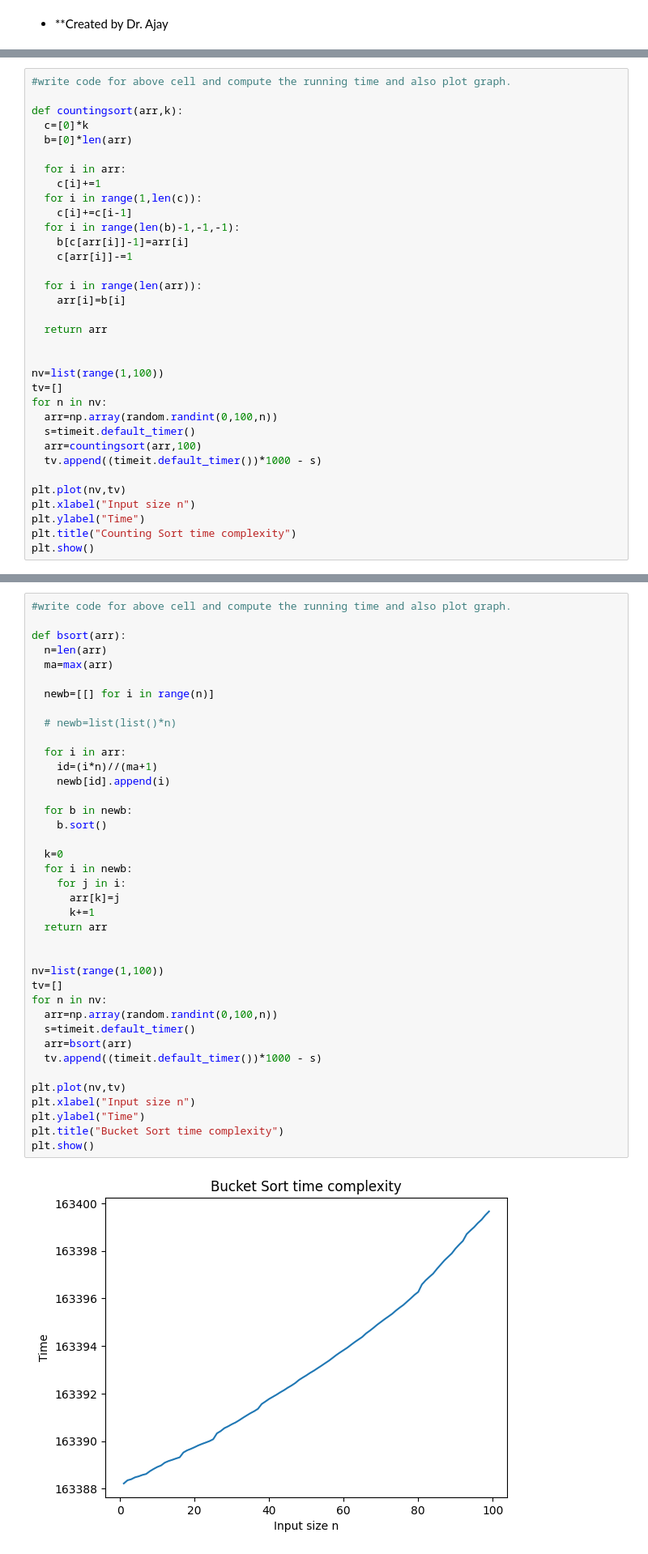
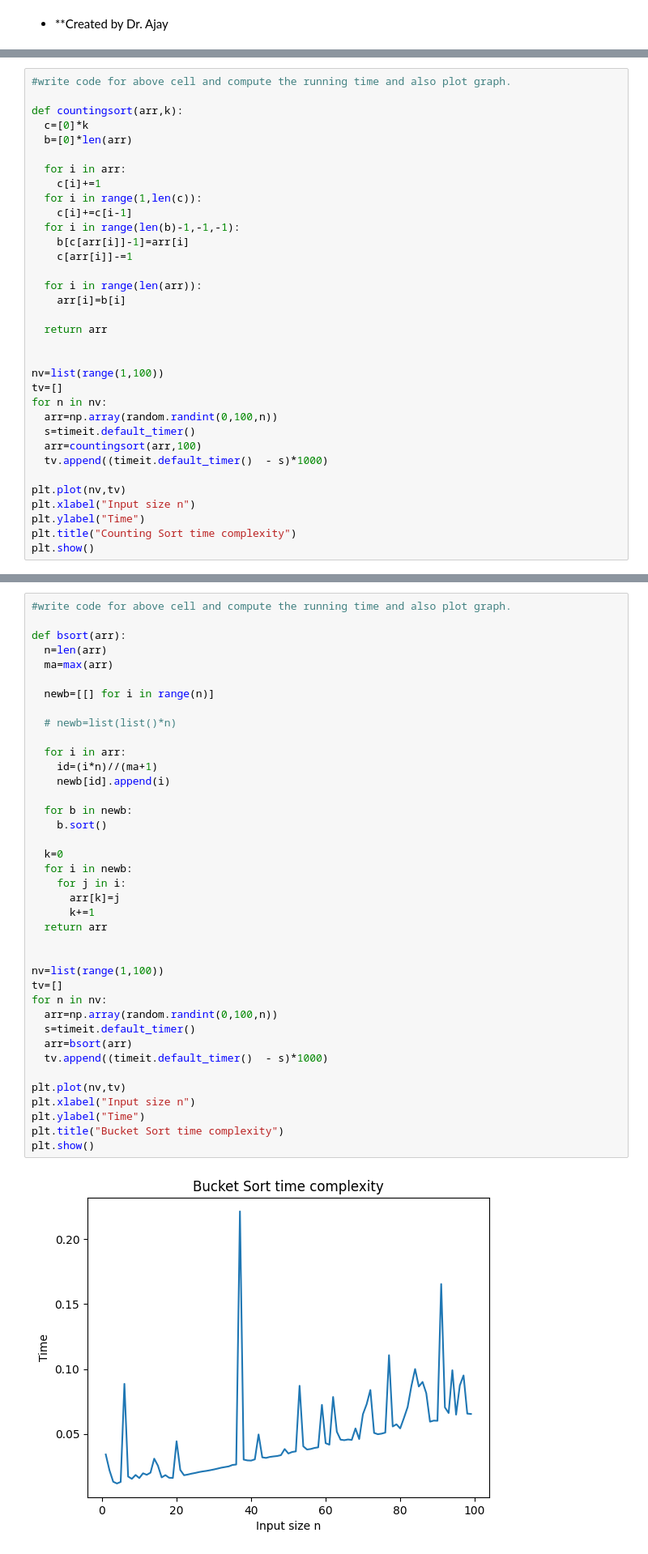
Before and after one commit to AtharvaG-1222/APS-LAB, a Jupyter notebook: Lab_6.ipynb, the cells around one changed output, grey strips where cells are left out. Shown at 81% size. Cells and saved outputs as stored; diff of their text form.

Commit message:
Lab 6 With Graphs

```diff
--- a/Lab_6.ipynb
+++ b/Lab_6.ipynb
@@ -52,7 +52,7 @@ for n in nv:
   arr=np.array(random.randint(0,100,n))
   s=timeit.default_timer()
   arr=countingsort(arr,100)
-  tv.append((timeit.default_timer())*1000 - s)
+  tv.append((timeit.default_timer()  - s)*1000)
 
 plt.plot(nv,tv)
 plt.xlabel("Input size n")
@@ -95,35 +95,35 @@ def bsort(arr):
   # newb=list(list()*n)
 
   for i in arr:
     id=(i*n)//(ma+1)
     newb[id].append(i)
 
   for b in newb:
     b.sort()
 
   k=0
   for i in newb:
     for j in i:
       arr[k]=j
       k+=1
   return arr
 
 
 nv=list(range(1,100))
 tv=[]
 for n in nv:
   arr=np.array(random.randint(0,100,n))
   s=timeit.default_timer()
   arr=bsort(arr)
-  tv.append((timeit.default_timer())*1000 - s)
+  tv.append((timeit.default_timer()  - s)*1000)
 
 plt.plot(nv,tv)
 plt.xlabel("Input size n")
 plt.ylabel("Time")
 plt.title("Bucket Sort time complexity")
 plt.show()
 # %% [output]
-[figure, old version]
+[figure, new version]
 # %% [markdown]
 **Radix sort**
 Statement:Given a disordered list of integers, rearrange them in natural order.
```
Also changed, not shown: parts of 2 cells of this notebook.
